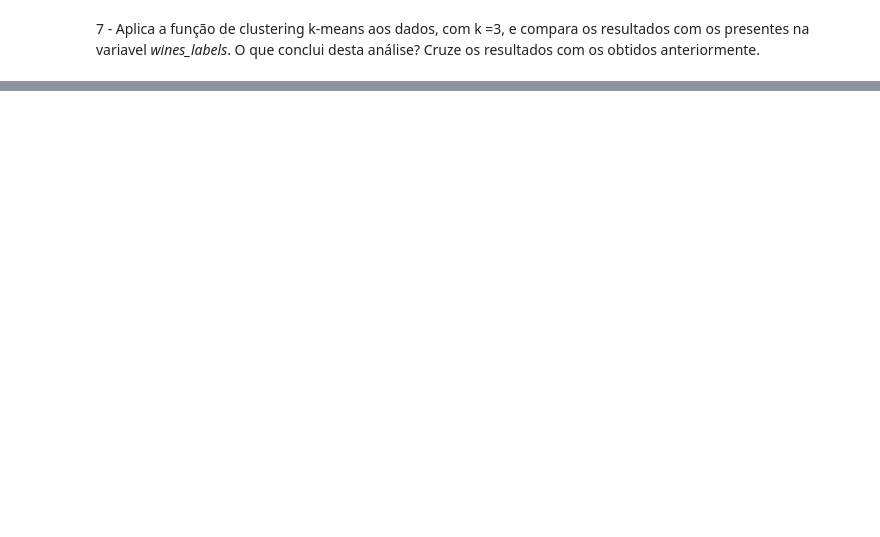
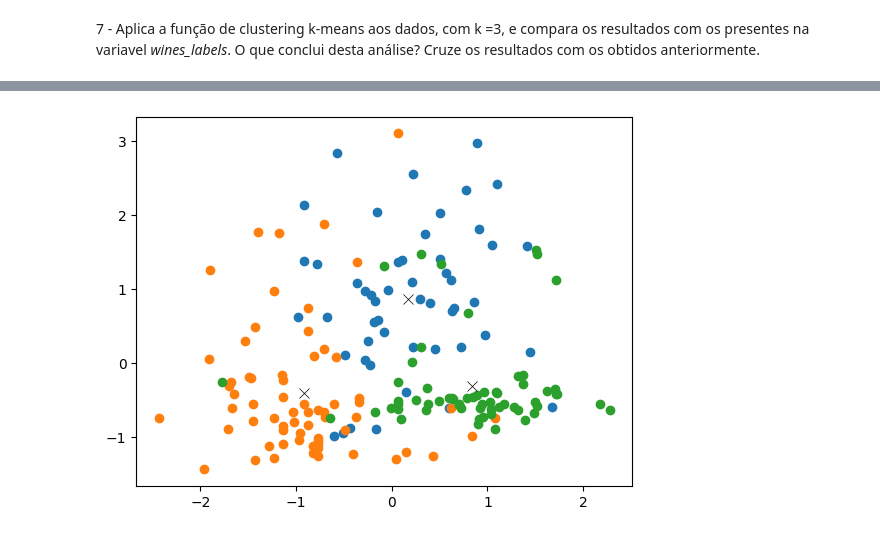
Before and after one commit to ruigomesbioinf/si, a Jupyter notebook: assignments/aula3/aula3_ficha_enunciado_pg45970.ipynb, the cells around one changed output, grey strips where cells are left out. Cells and saved outputs as stored; diff of their text form; code cells hidden in the pictures; blank space fills up the shorter version.

```diff
--- a/assignments/aula3/aula3_ficha_enunciado_pg45970.ipynb
+++ b/assignments/aula3/aula3_ficha_enunciado_pg45970.ipynb
@@ -111,2 +155,12 @@ plt.show()
 # %% [markdown]
 7 - Aplica a função de clustering k-means aos dados, com k =3, e compara os resultados com os presentes na variavel *wines_labels*. O que conclui desta análise? Cruze os resultados com os obtidos anteriormente.
+# %%
+from sklearn.cluster import KMeans
+
+k=3
+kmeans_wine = KMeans(n_clusters=k, max_iter=1000)
+kmeans_wine.fit(wine_scale)
+labels = kmeans_wine.labels_
+centroids = kmeans_wine.cluster_centers_
+
+pd.crosstab(labels, meta["x"], rownames=['clusters'] )
@@ -112,0 +173,10 @@ plt.show()
+# %%
+for i in range(k):
+    ds = wine_scale[np.where(labels == i)]
+    plt.plot(ds[:, 0], ds[:, 1], 'o')
+    lines = plt.plot(centroids[i, 0], centroids[i, 1], 'kx')
+    plt.setp(lines, ms=7.0)
+    plt.setp(lines, mew=0.5)
+plt.show()
+# %% [output]
+[figure, added]
```
Also changed, not shown: parts of 7 cells of this notebook.
